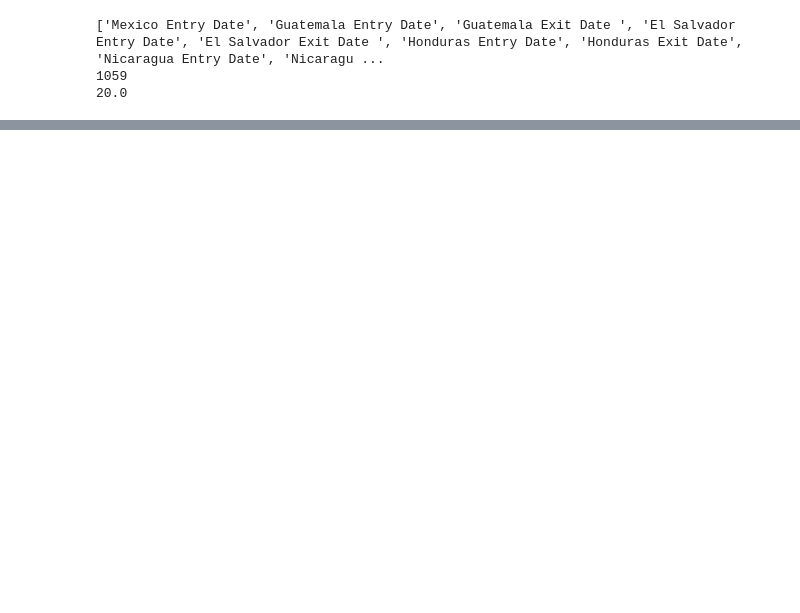
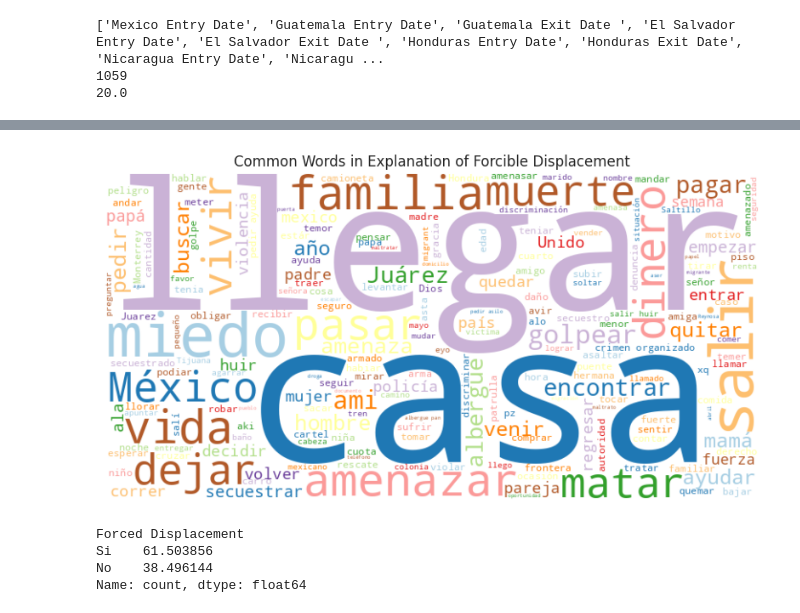
Before and after one commit to jacobgrimm/LA-Complete-Covid-Datat, a Jupyter notebook: Airtables/T42_Screenings/examine_T42_screenings.ipynb, the cells around one changed output, grey strips where cells are left out. Cells and saved outputs as stored; diff of their text form; code cells hidden in the pictures; blank space fills up the shorter version.

```diff
--- a/Airtables/T42_Screenings/examine_T42_screenings.ipynb
+++ b/Airtables/T42_Screenings/examine_T42_screenings.ipynb
@@ -191,0 +326,41 @@ print(df['travel_time'].median())
+# %%
+import requests
+url = 'https://raw.github.com/stopwords-iso/stopwords-es/master/stopwords-es.txt'
+req = requests.get(url)
+spanish_stopwords = set(STOPWORDS)
+spanish_stopwords.update(req.content.decode("utf-8").split("\n"))
+spanish_stopwords.update(["mes", "persona", "esposo", "primo","ciudad","calle","hijo","hija", "esposa", "wife", "daughter","son","problema", "problem", "dolor", "padecer", "hermano"])
+
+
+# Lemmatize using spaCy on the original tokens
+nlp = spacy.load('es_core_news_sm')
+# %%
+
+df_text = df.dropna(subset=['Forced Displacement Explain'])
+text_data = ' '.join(df_text['Forced Displacement Explain'].astype(str))
+tokens = word_tokenize(text_data)
+
+# Lemmatize using spaCy on the original tokens
+lemmatized_text = ' '.join([token.lemma_ for token in nlp(' '.join(tokens))])
+
+# Generate word cloud
+wordcloud = WordCloud(width=800, height=400, stopwords=spanish_stopwords, background_color='white', colormap="Paired").generate(lemmatized_text)
+
+# Display the generated word cloud using matplotlib
+plt.figure(figsize=(10, 5))
+plt.imshow(wordcloud, interpolation='bilinear')
+plt.axis('off')
+plt.title("Common Words in Explanation of Forcible Displacement", fontsize=12)
+plt.savefig("Common Words in Explanation of Forcible Displacement.png")
+plt.show()
+# %% [output]
+[figure, added]
+# %%
+value_counts = df['Forced Displacement'].value_counts()
+percentages = ((value_counts / value_counts.sum()) * 100)
+percentages
+# %% [output]
+Forced Displacement
+Si    61.503856
+No    38.496144
+Name: count, dtype: float64
```
Also changed, not shown: parts of 8 cells of this notebook, 18 other files.
